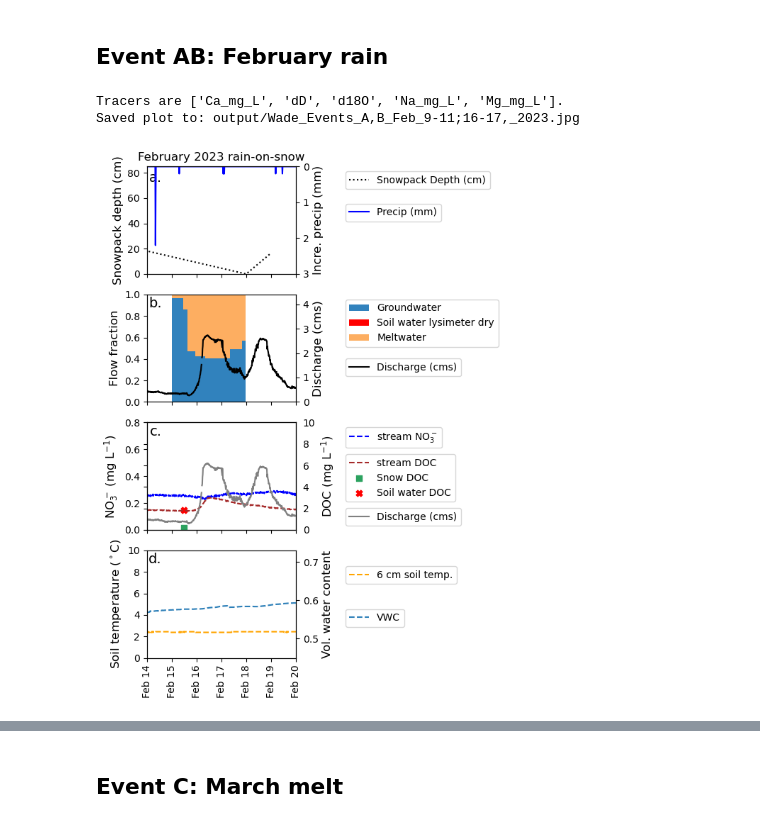
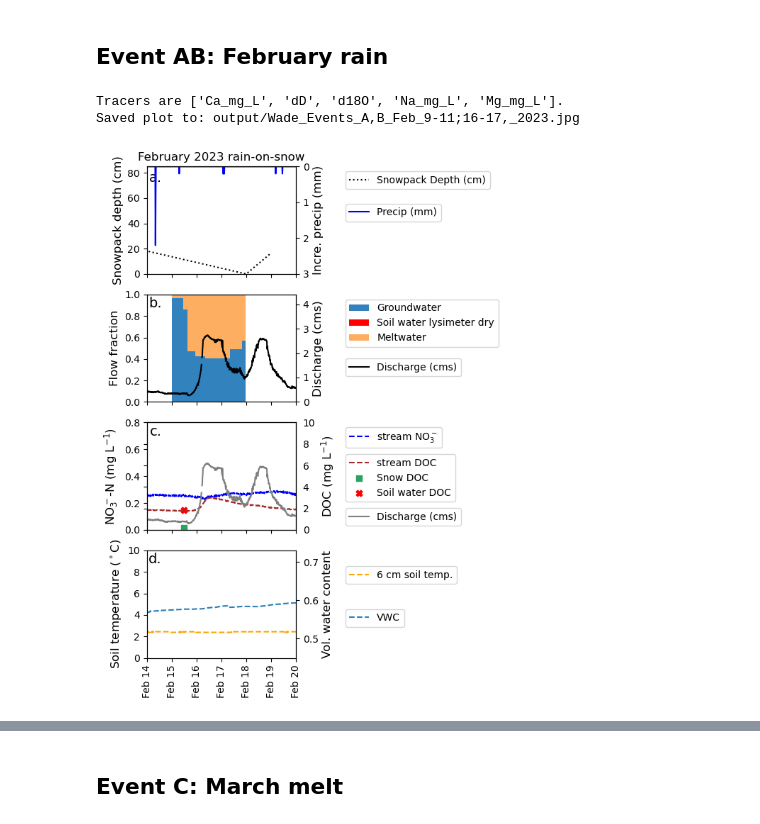
Before and after one commit to MeganEDuffy/EMMA, a Jupyter notebook: obsolete-EMMA-nbs/Wade_2023_ISCO_EMMA-plotting.ipynb, the cells around one changed output, grey strips where cells are left out. Drawn from its saved outputs; the diff is of its cells as text; code cells hidden in the pictures.

```diff
--- a/obsolete-EMMA-nbs/Wade_2023_ISCO_EMMA-plotting.ipynb
+++ b/obsolete-EMMA-nbs/Wade_2023_ISCO_EMMA-plotting.ipynb
@@ -411,7 +411,7 @@ def plot_event_with_snowpack(
     # Plot discharge (again), NO3, and TOC on lower plot
     # Primary y-axis for nitrate
     ax3.plot(scan_data['datetime'], scan_data['NO3'], color='blue', label='stream NO$_3^-$', linestyle='--')
-    ax3.set_ylabel('NO$_3^-$ (mg L$^{-1}$)', color='black', fontsize = 12)
+    ax3.set_ylabel('NO$_3^-$-N (mg L$^{-1}$)', color='black', fontsize = 12)
     ax3.set_ylim(0,0.8)
     ax3.legend(loc='upper left', bbox_to_anchor=(1.5, 0.6))
 
@@ -478,34 +478,34 @@ def plot_event_with_snowpack(
     ax3_tertiary.legend(loc='upper left', bbox_to_anchor=(1.30, 0.25))
 
     ax4.legend(loc='upper left', bbox_to_anchor=(1.30, 0.9))
     ax4_secondary.legend(loc='upper left', bbox_to_anchor=(1.30, 0.5))
 
     # Define the formatter
     date_fmt = mdates.DateFormatter('%b %d')  # e.g., 'Feb 09'
 
     # Apply to all x-axes
     for ax in [ax1, ax2, ax3, ax4]:
         ax.xaxis.set_major_formatter(date_fmt)
 
     plt.tight_layout()
 
     # --- Save plot as 'output/Site_EventName.jpg' ---
     # Sanitize filename: replace spaces and parentheses
     safe_event_name = event_name.replace(" ", "_").replace("(", "").replace(")", "").replace(":", "")
     filename = f"{Site}_{safe_event_name}.jpg"
     output_path = os.path.join("output", filename)
 
     fig.savefig(output_path, dpi=300)
     print(f"Saved plot to: {output_path}")
 
     plt.show()
 
 plot_event_with_snowpack(eventA_df, "Events A,B (Feb 9-11;16-17, 2023)", \
                          colors_A, start_A, end_A, start_plot_A, end_plot_A, scan_data, snowpack_data)
 # %% [output]
 Tracers are ['Ca_mg_L', 'dD', 'd18O', 'Na_mg_L', 'Mg_mg_L'].
 Saved plot to: output/Wade_Events_A,B_Feb_9-11;16-17,_2023.jpg
-[figure, old version]
+[figure, new version]
 # %%
 fractions_df.to_csv('Wade_WY23_FebROS_EMMA_fractions.csv', index=False)
 
```
Also changed, not shown: 18 other files.
